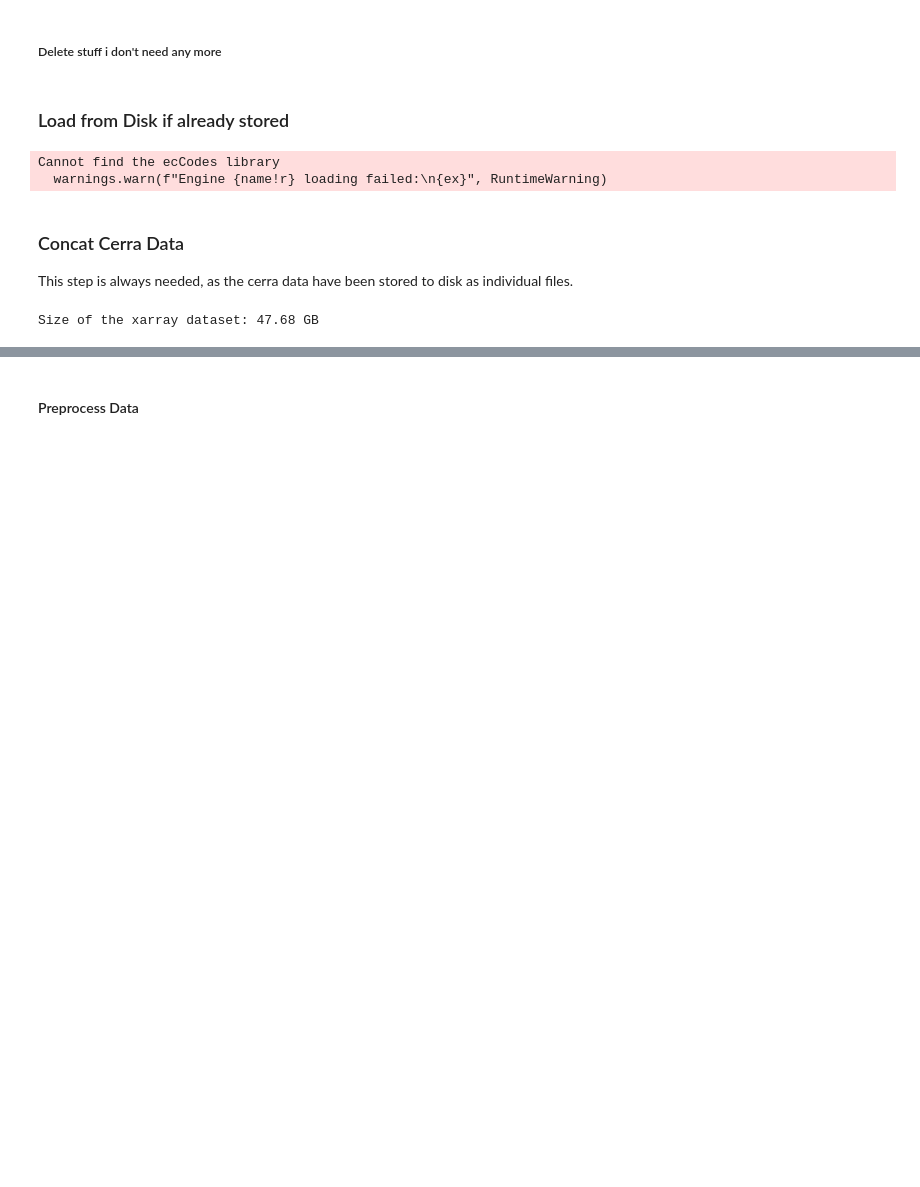
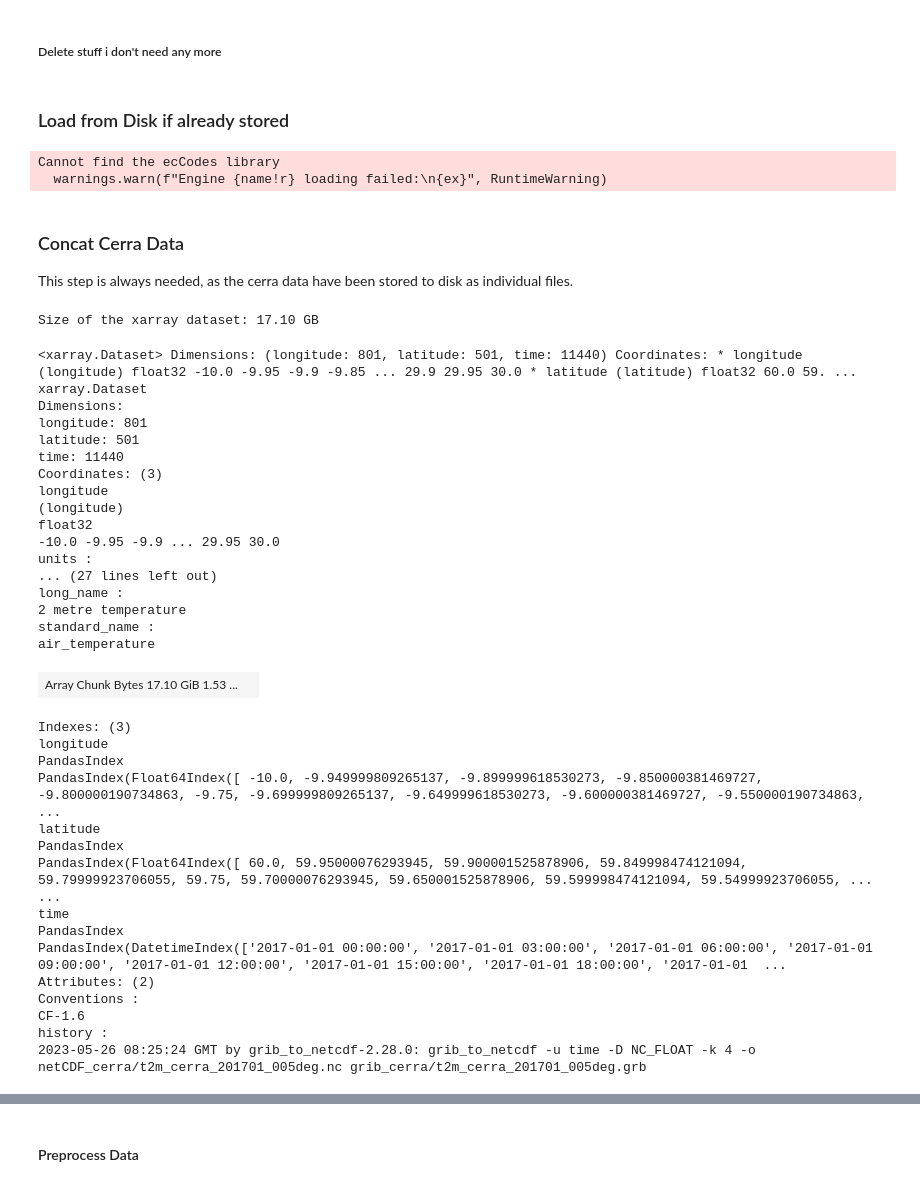
Before and after one commit to riccih-dev/bac_unet_downscaling, a Jupyter notebook: data_processing_10y.ipynb, the cells around one changed output, grey strips where cells are left out. Cells and saved outputs as stored; diff of their text form; code cells hidden in the pictures; blank space fills up the shorter version.

```diff
--- a/data_processing_10y.ipynb
+++ b/data_processing_10y.ipynb
@@ -367,19 +368,52 @@ idx_era5 =131
 idx_cerra = idx_era5
 # %%
 # Create a list of file paths
-file_paths = [os.path.join(data_path, f'cerra0{i}.nc') for i in range(0, idx_cerra)]
+file_paths = [os.path.join(data_path, f'cerra0{i}.nc') for i in range(start, idx_cerra)]
 
 # Open multiple files using open_mfdataset
 cerra_ds = xr.open_mfdataset(file_paths)#, concat_dim='time')
 
 # Get the size in bytes
 size_in_bytes = cerra_ds.nbytes
 size_in_gb = size_in_bytes / (1024**3)  # 1 GB = 1024^3 bytes
 
 print(f"Size of the xarray dataset: {size_in_gb:.2f} GB")
 
-#display(cerra_ds)
+display(cerra_ds)
 # %% [output]
-Size of the xarray dataset: 47.68 GB
+Size of the xarray dataset: 17.10 GB
+<xarray.Dataset> Dimensions: (longitude: 801, latitude: 501, time: 11440) Coordinates: * longitude (longitude) float32 -10.0 -9.95 -9.9 -9.85 ... 29.9 29.95 30.0 * latitude (latitude) float32 60.0 59. ...
+xarray.Dataset
+Dimensions:
+longitude: 801
+latitude: 501
+time: 11440
+Coordinates: (3)
+longitude
+(longitude)
+float32
+-10.0 -9.95 -9.9 ... 29.95 30.0
+units :
+... (27 lines left out)
+long_name :
+2 metre temperature
+standard_name :
+air_temperature
+| Array Chunk Bytes 17.10 GiB 1.53 ... |  |
+Indexes: (3)
+longitude
+PandasIndex
+PandasIndex(Float64Index([ -10.0, -9.949999809265137, -9.899999618530273, -9.850000381469727, -9.800000190734863, -9.75, -9.699999809265137, -9.649999618530273, -9.600000381469727, -9.550000190734863, ...
+latitude
+PandasIndex
+PandasIndex(Float64Index([ 60.0, 59.95000076293945, 59.900001525878906, 59.849998474121094, 59.79999923706055, 59.75, 59.70000076293945, 59.650001525878906, 59.599998474121094, 59.54999923706055, ...  ...
+time
+PandasIndex
+PandasIndex(DatetimeIndex(['2017-01-01 00:00:00', '2017-01-01 03:00:00', '2017-01-01 06:00:00', '2017-01-01 09:00:00', '2017-01-01 12:00:00', '2017-01-01 15:00:00', '2017-01-01 18:00:00', '2017-01-01  ...
+Attributes: (2)
+Conventions :
+CF-1.6
+history :
+2023-05-26 08:25:24 GMT by grib_to_netcdf-2.28.0: grib_to_netcdf -u time -D NC_FLOAT -k 4 -o netCDF_cerra/t2m_cerra_201701_005deg.nc grib_cerra/t2m_cerra_201701_005deg.grb
 # %%
 # Create a list of file paths
```
Also changed, not shown: parts of 12 cells of this notebook, 10 other files.
